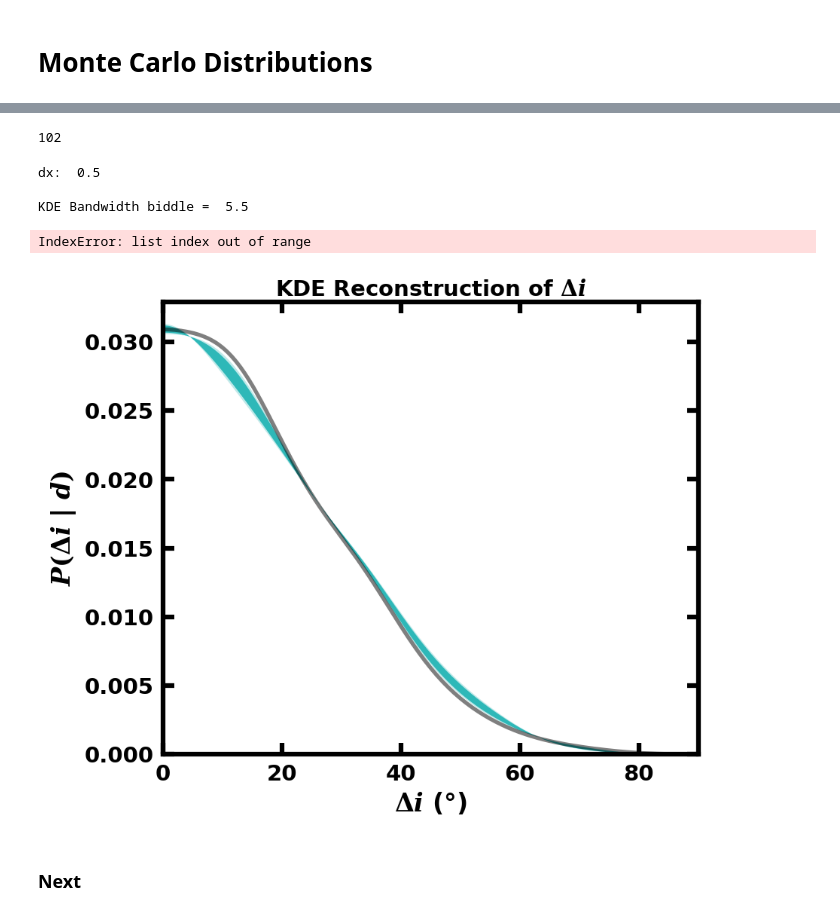
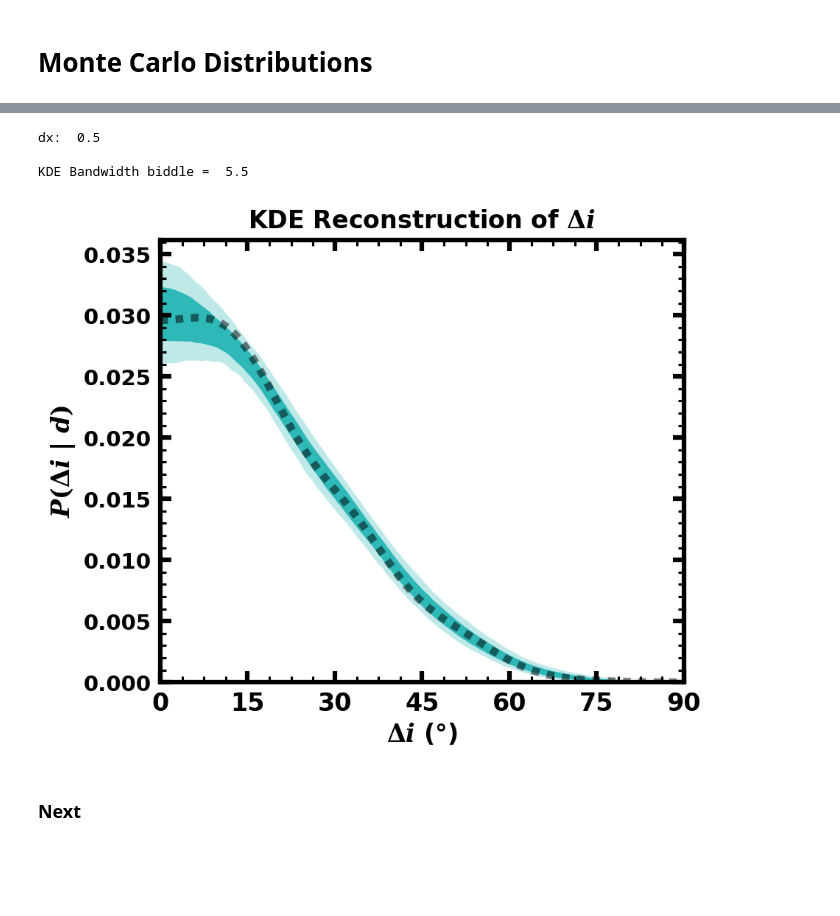
Before and after one commit to lbiddle/Obliquity_Synthesis, a Jupyter notebook: obliquity_synthesis.ipynb, the cells around one changed output, grey strips where cells are left out. Drawn from its saved outputs; the diff is of its cells as text; code cells hidden in the pictures; blank space fills up the shorter version.

```diff
--- a/obliquity_synthesis.ipynb
+++ b/obliquity_synthesis.ipynb
@@ -2074,19 +2080,7 @@ Deltai's:  19.00%
-# %%
-Deltai_distributions_all = {}
-for target_i, target in enumerate(target_list):
-    target_Deltai_distributions = []
-    file_list = glob.glob(tables_dictionary + 'MonteCarlo_Deltai/' + target.replace(' ', '') + '_MC_Deltai*.csv')
-    for filepath_i in file_list:
-        filedf_i = pd.read_csv(filepath_i)
-        for filecol_i in filedf_i.columns:
-            filedat_i = filedf_i[filecol_i].values
-            target_Deltai_distributions.append(filedat_i)
-
-
-    Deltai_distributions_all[target] = target_Deltai_distributions
 # %%
+target_list = df_biddle['Target'].values
 
-file_list = glob.glob(tables_dictionary + 'MonteCarlo_Deltai/' + 'CXTau' + '_MC_Deltai*.csv')
+file_list = glob.glob(tables_dictionary + 'MonteCarlo_Deltai/' + test_targ.replace(' ', '') + '_MC_Deltai*.csv')
 file_list = file_list[::-1]
 print('len(file_list): ' + str(len(file_list)))
 if len(file_list) > 0:
@@ -2100,7 +2094,7 @@ if len(file_list) > 0:
         if (interesting_char1.isnumeric() == True) and (interesting_char2.isnumeric() == False):
             numerics.append(int(interesting_char1))
         if (interesting_char1.isnumeric() == True) and (interesting_char2.isnumeric() == True):
-            numerics.append(int(interesting_char1 + interesting_char2))
+            numerics.append(int(interesting_char2 + interesting_char1))
 
         if file_num + 1 == len(file_list):
             print('interesting_char: ' + str(numerics[-1]))
@@ -2291,10 +2297,6 @@ def generate_kde(data_for_kde, posterior_i_values, dx, kde_bandwidth):
         density_estimation_total_positive_x = density_estimation_total_positive_x / (sum(density_estimation_total_positive_x) * dx)
 
     return density_estimation_total_positive_x
-# %%
-len(Deltai_distributions_biddle['CX Tau'])
-# %% [output]
-102
 # %%
 
 Posteriors = pd.read_csv(probability_distributions_dir+ 'Posteriors_tauCeti_hurt.csv')
@@ -2310,7 +2312,7 @@ kdes = []
 print('dx: ', dx, '\n')
 print('KDE Bandwidth ' + which_dataset + ' = ', kde_bandwidth)
 
-for prob_i in range(len(Deltai_distributions_biddle['CX Tau'])):
+for prob_i in range(len(Deltai_distributions_biddle['CX Tau'])-1):
     data_for_kde_biddle_i = draw_data_for_kde(distributions=Deltai_distributions_biddle, prob_i=prob_i, posterior_i_values=x_grid_plot, kde_n_draws=kde_n_draws)
     density_estimation_biddle_i = generate_kde(data_for_kde=data_for_kde_biddle_i, posterior_i_values=x_grid_plot, dx=dx, kde_bandwidth=kde_bandwidth)
     kdes.append(density_estimation_biddle_i)
@@ -2335,32 +2337,33 @@ KDE_filepath = save_csv_filepath_biddle  + 'KDE_' + resolution_text + '_'+ date_
 dx:  0.5
 
 KDE Bandwidth biddle =  5.5
-IndexError: list index out of range
 # %%
 xmin_test, xmax_test = 0, 90
 ymin_test, ymax_test = 0, 1.05 * max(kde_975)
+MC_kde_fontsize=16
 
-fig = plt.figure(figsize=(6, 5), dpi=150)
+fig = plt.figure(figsize=(6, 5.5), dpi=150)
 ax = fig.add_subplot(111)
-# for kde_i in range(len(kdes)):
-#     ax.plot(x_grid_plot, kdes[kde_i], color='#000000', lw=2, alpha=0.025, zorder=-4)
-ax.plot(x_grid_plot, nominal_density_estimation_biddle, color='#000000', lw=2.5, alpha=0.5, label='Nominal KDE', zorder=-3)
-# ax.plot(x_grid_plot, kde_50, color='#000000', lw=2.5, ls=':', dashes=(1,1), label='50th Percentile', zorder=-2)
+ax.minorticks_on()
+ax.plot(x_grid_plot, nominal_density_estimation_biddle, ls=':', dashes=(1, 1), color='#000000', lw=5, alpha=0.5, label='Nominal KDE', zorder=-3)
 ax.fill_between(x_grid_plot, kde_975, kde_025, lw=0, color='#2eb8b8', alpha=0.3, zorder=-6)
 ax.fill_between(x_grid_plot, kde_84, kde_16, lw=0, color='#2eb8b8', alpha=1, zorder=-5)
 ax.set_xlim(xmin_test, xmax_test)
 ax.set_ylim(ymin_test, ymax_test)
-ax.set_title(r'KDE Reconstruction of $\Delta i$')
-ax.set_xlabel(r'$\Delta i$ ($\degree$)', fontsize=16)
-ax.set_ylabel(r'$P(\Delta i$ | $d)$', fontsize=16)
-# ax.legend(loc='best', ncol=1)
+ax.set_title(r'KDE Reconstruction of $\Delta i$', size=MC_kde_fontsize, pad=8)
+ax.set_xlabel(r'$\Delta i$ ($\degree$)', fontsize=MC_kde_fontsize)
+ax.set_ylabel(r'$P(\Delta i$ | $d)$', fontsize=MC_kde_fontsize)
+ax.set_xlim(0, 90)
+xtickvals = [0, 15, 30, 45, 60, 75, 90]
+ax.set_xticks(xtickvals)
+ax.set_xticklabels(xtickvals, fontsize=MC_kde_fontsize)
 
 fig.subplots_adjust(left=0.19, bottom=0.14, right=0.98, top=0.94, wspace=0.08, hspace=0.50)
 
 fig.savefig(test_figures_directory + 'MonteCarlo_Deltai/MC_Deltai.pdf', dpi=300)
 plt.show()
 # %% [output]
-[figure, old version]
+[figure, new version]
 # %%
     # density_estimations = {'x_grid_plot': x_grid_plot,
     #                        'dx': dx,
```
Also changed, not shown: parts of 7 cells of this notebook.
